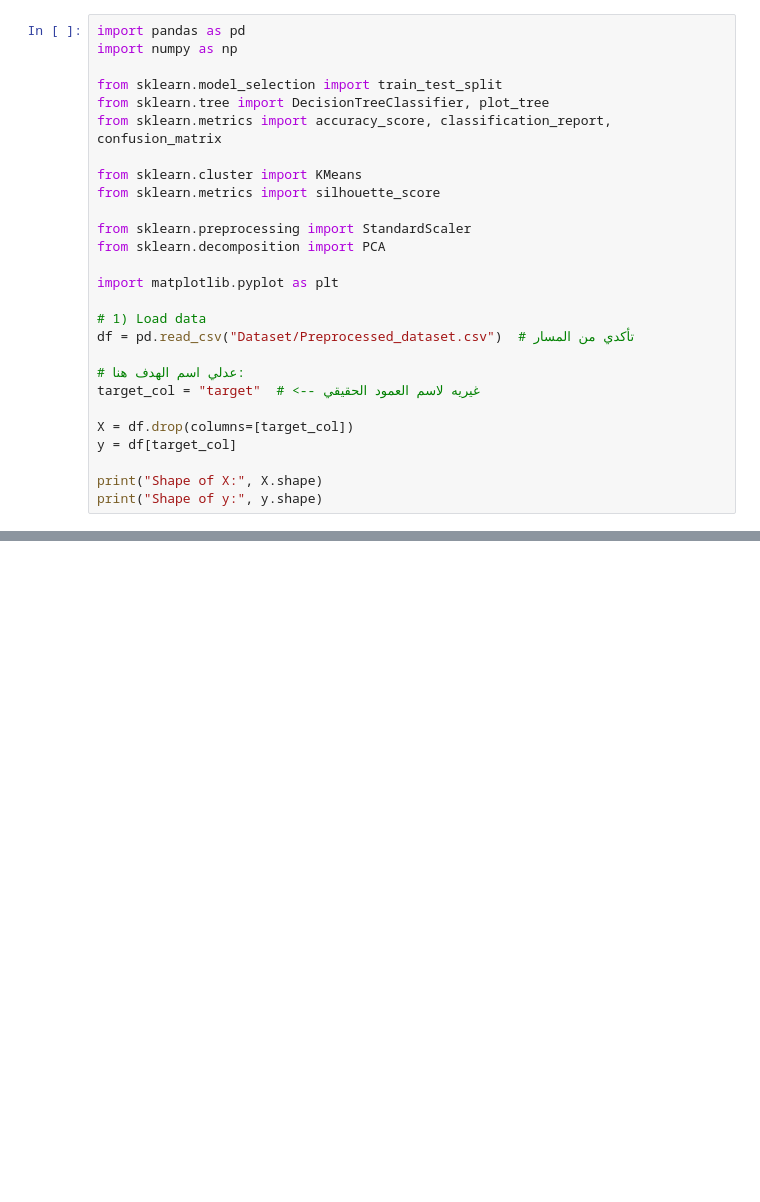
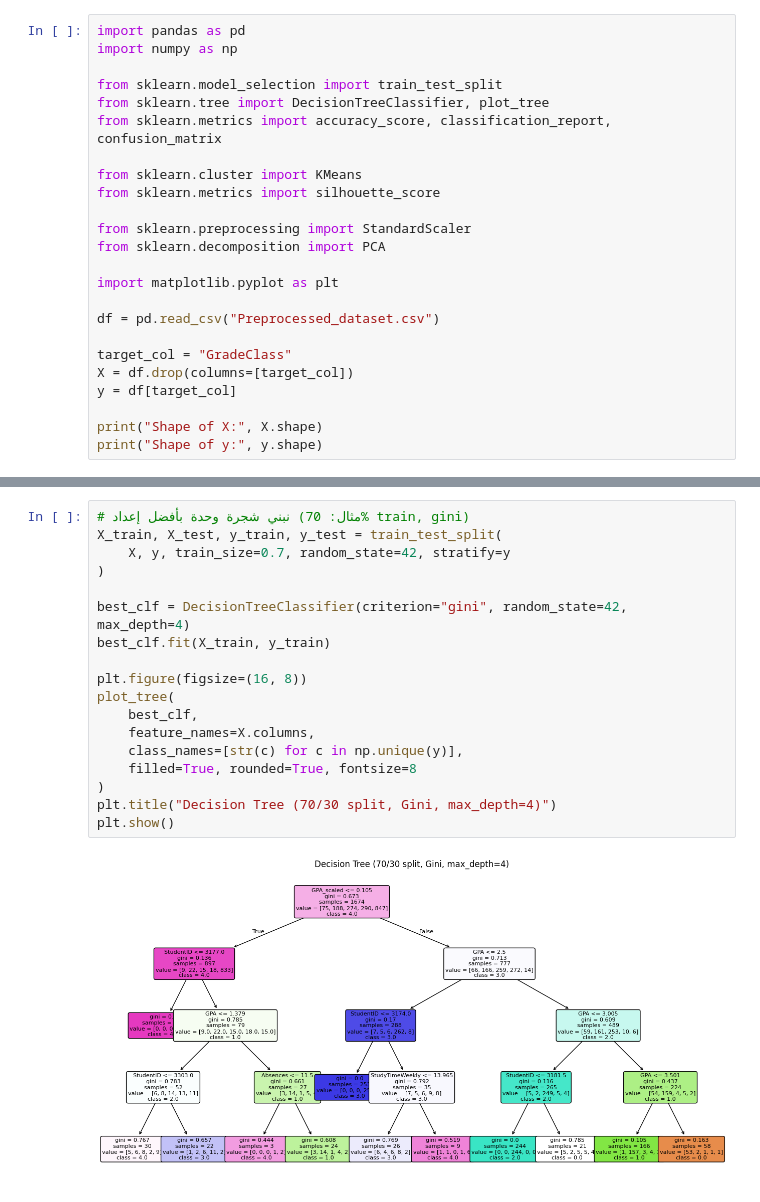
Before and after one commit to lujainAziz/LujainAlmajyul-it326, a Jupyter notebook: phase3.ipynb, the cells around one changed output, grey strips where cells are left out. Cells and saved outputs as stored; diff of their text form; blank space fills up the shorter version.

```diff
--- a/phase3.ipynb
+++ b/phase3.ipynb
@@ -16,12 +16,9 @@ from sklearn.decomposition import PCA
 
 import matplotlib.pyplot as plt
 
-# 1) Load data
-df = pd.read_csv("Dataset/Preprocessed_dataset.csv")  # تأكدي من المسار
+df = pd.read_csv("Preprocessed_dataset.csv")
 
-# عدلي اسم الهدف هنا:
-target_col = "target"  # <-- غيريه لاسم العمود الحقيقي
-
+target_col = "GradeClass"
 X = df.drop(columns=[target_col])
 y = df[target_col]
 
@@ -29,0 +96,20 @@ print("Shape of y:", y.shape)
+# %%
+# نبني شجرة وحدة بأفضل إعداد (مثال: 70% train, gini)
+X_train, X_test, y_train, y_test = train_test_split(
+    X, y, train_size=0.7, random_state=42, stratify=y
+)
+
+best_clf = DecisionTreeClassifier(criterion="gini", random_state=42, max_depth=4)
+best_clf.fit(X_train, y_train)
+
+plt.figure(figsize=(16, 8))
+plot_tree(
+    best_clf,
+    feature_names=X.columns,
+    class_names=[str(c) for c in np.unique(y)],
+    filled=True, rounded=True, fontsize=8
+)
+plt.title("Decision Tree (70/30 split, Gini, max_depth=4)")
+plt.show()
+# %% [output]
+[figure, added]
```
Also changed, not shown: parts of 3 cells of this notebook.
